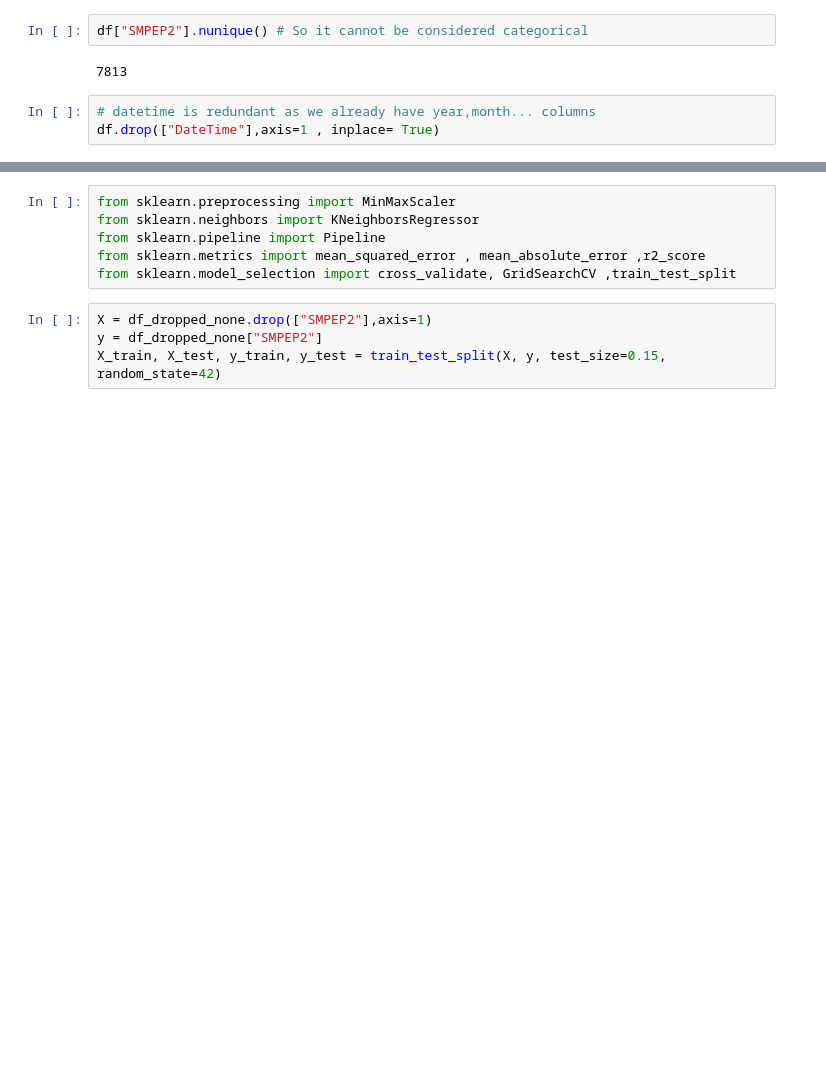
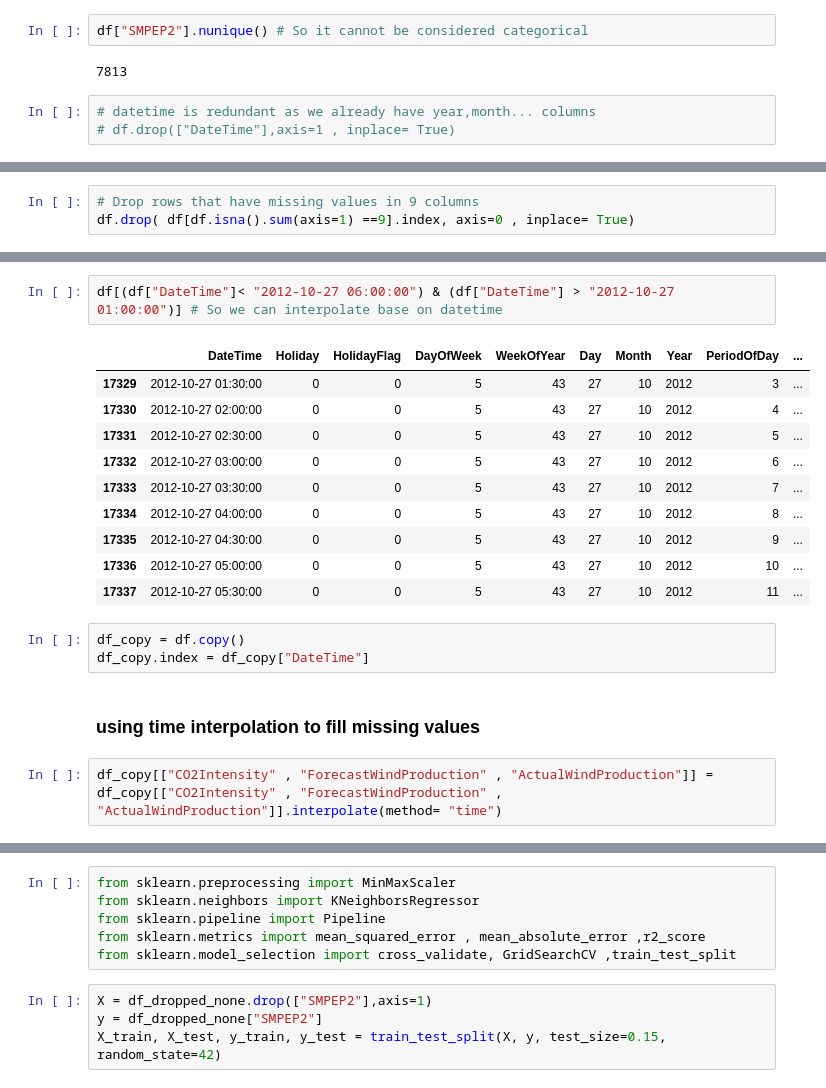
Before and after one commit to MapsaBootCamp/ML3_EXERCISE, a Jupyter notebook: examwithoutanswer.ipynb, the cells around one changed output, grey strips where cells are left out. Cells and saved outputs as stored; diff of their text form; blank space fills up the shorter version.

Commit message:
na values filled v1

```diff
--- a/examwithoutanswer.ipynb
+++ b/examwithoutanswer.ipynb
@@ -98,4 +96,4 @@ df["SMPEP2"].nunique() # So it cannot be considered categorical
 7813
 # %%
 # datetime is redundant as we already have year,month... columns
-df.drop(["DateTime"],axis=1 , inplace= True)
+# df.drop(["DateTime"],axis=1 , inplace= True)
@@ -103,0 +139,3 @@ df_dropped_none = df.dropna()
+# %%
+# Drop rows that have missing values in 9 columns
+df.drop( df[df.isna().sum(axis=1) ==9].index, axis=0 , inplace= True)
@@ -103,0 +171,20 @@ df_dropped_none = df.dropna()
+# %%
+df[(df["DateTime"]< "2012-10-27 06:00:00") & (df["DateTime"] > "2012-10-27 01:00:00")] # So we can interpolate base on datetime
+# %% [output]
+|  | DateTime | Holiday | HolidayFlag | DayOfWeek | WeekOfYear | Day | Month | Year | PeriodOfDay | ... |
+| 17329 | 2012-10-27 01:30:00 | 0 | 0 | 5 | 43 | 27 | 10 | 2012 | 3 | ... |
+| 17330 | 2012-10-27 02:00:00 | 0 | 0 | 5 | 43 | 27 | 10 | 2012 | 4 | ... |
+| 17331 | 2012-10-27 02:30:00 | 0 | 0 | 5 | 43 | 27 | 10 | 2012 | 5 | ... |
+| 17332 | 2012-10-27 03:00:00 | 0 | 0 | 5 | 43 | 27 | 10 | 2012 | 6 | ... |
+| 17333 | 2012-10-27 03:30:00 | 0 | 0 | 5 | 43 | 27 | 10 | 2012 | 7 | ... |
+| 17334 | 2012-10-27 04:00:00 | 0 | 0 | 5 | 43 | 27 | 10 | 2012 | 8 | ... |
+| 17335 | 2012-10-27 04:30:00 | 0 | 0 | 5 | 43 | 27 | 10 | 2012 | 9 | ... |
+| 17336 | 2012-10-27 05:00:00 | 0 | 0 | 5 | 43 | 27 | 10 | 2012 | 10 | ... |
+| 17337 | 2012-10-27 05:30:00 | 0 | 0 | 5 | 43 | 27 | 10 | 2012 | 11 | ... |
+# %%
+df_copy = df.copy()
+df_copy.index = df_copy["DateTime"]
+# %% [markdown]
+### using time interpolation to fill missing values
+# %%
+df_copy[["CO2Intensity" , "ForecastWindProduction" , "ActualWindProduction"]] = df_copy[["CO2Intensity" , "ForecastWindProduction" , "ActualWindProduction"]].interpolate(method= "time")
```
Also changed, not shown: parts of 10 cells of this notebook.
